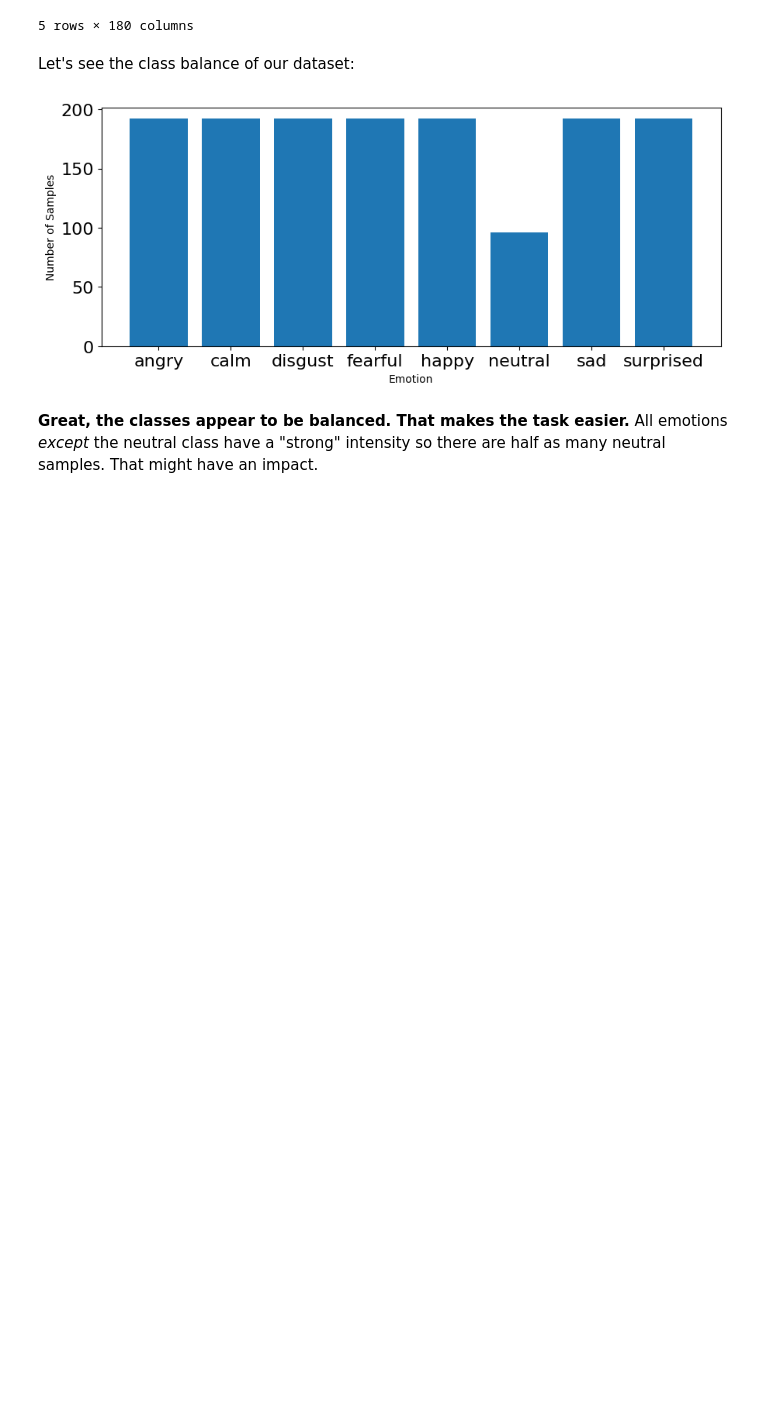
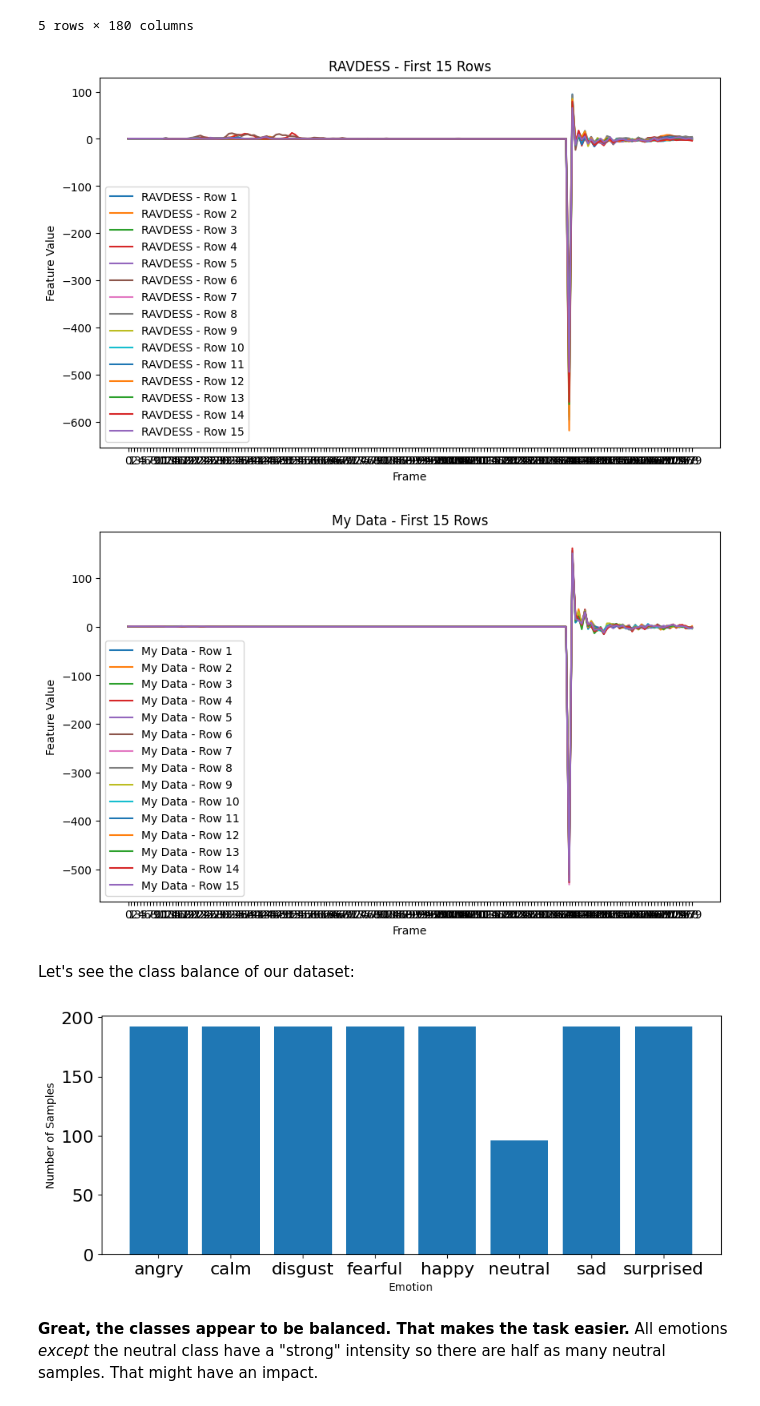
Before and after one commit to kylezhao101/Week3-ClassicML, a Jupyter notebook: Week_3_MachineLearning.ipynb, the cells around one changed output. Saved outputs shown, nothing was run; the diff lists cells and outputs as text; code cells hidden in the pictures; blank space fills up the shorter version.

```diff
--- a/Week_3_MachineLearning.ipynb
+++ b/Week_3_MachineLearning.ipynb
@@ -336,6 +306,38 @@ Total audio samples in combined features: 1455
 | 3 | 0.590943 | 0.599478 | 0.666570 | 0.686021 | 0.707585 | 0.651358 | 0.616241 | 0.571095 | 0.578273 | 0.603917 | ... | ... |
 | 4 | 0.568306 | 0.588146 | 0.623173 | 0.687905 | 0.689799 | 0.684693 | 0.667530 | 0.614187 | 0.648008 | 0.654194 | ... | ... |
 5 rows × 180 columns
+# %%
+import matplotlib.pyplot as plt
+import numpy as np
+
+def plot_features(features_list, labels, title):
+    plt.figure(figsize=(10, 6)) # set matlab plot size
+
+    for features, label in zip(features_list, labels): # loop through list of features
+        plt.plot(features, label=label)
+
+    plt.title(title)
+    plt.xlabel('Frame')
+    plt.ylabel('Feature Value')
+    plt.legend(loc='lower left')
+    plt.show()
+
+# Plot the first 15 rows for RAVDESS data
+plot_features(
+    [features.iloc[i] for i in range(15)], # I used integer based indexing as features are in dataframes
+    [f"RAVDESS - Row {i+1}" for i in range(15)],
+    "RAVDESS - First 15 Rows"
+)
+
+# Plot the first 15 rows for my data
+plot_features(
+    [features_df_actor25.iloc[i] for i in range(15)], # extract first 15 rows
+    [f"My Data - Row {i+1}" for i in range(15)],
+    "My Data - First 15 Rows"
+)
+# %% [output]
+[figure, added]
+[figure, added]
 # %% [markdown]
 Let's see the class balance of our dataset:
 # %%
```
Also changed, not shown: parts of 5 cells of this notebook.
